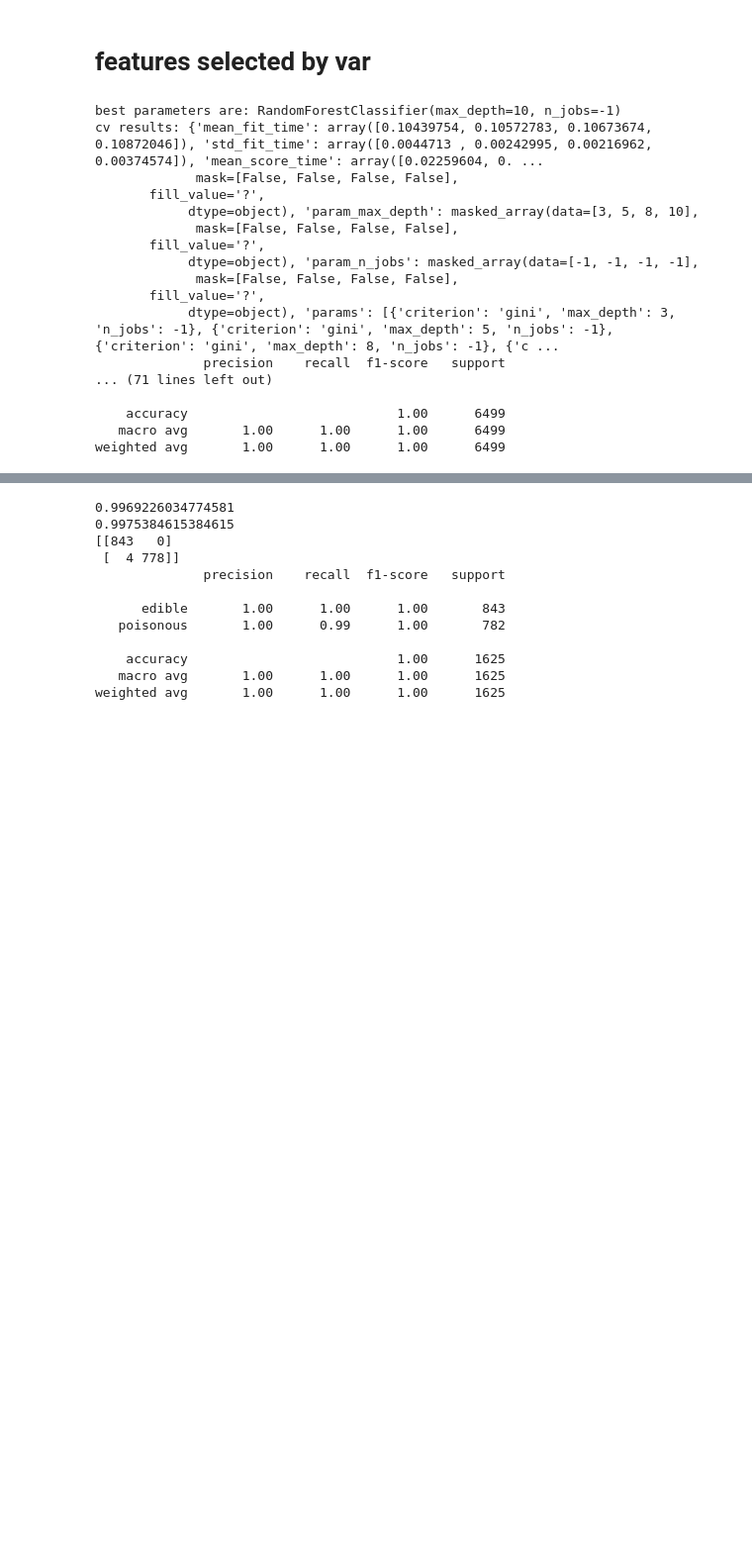
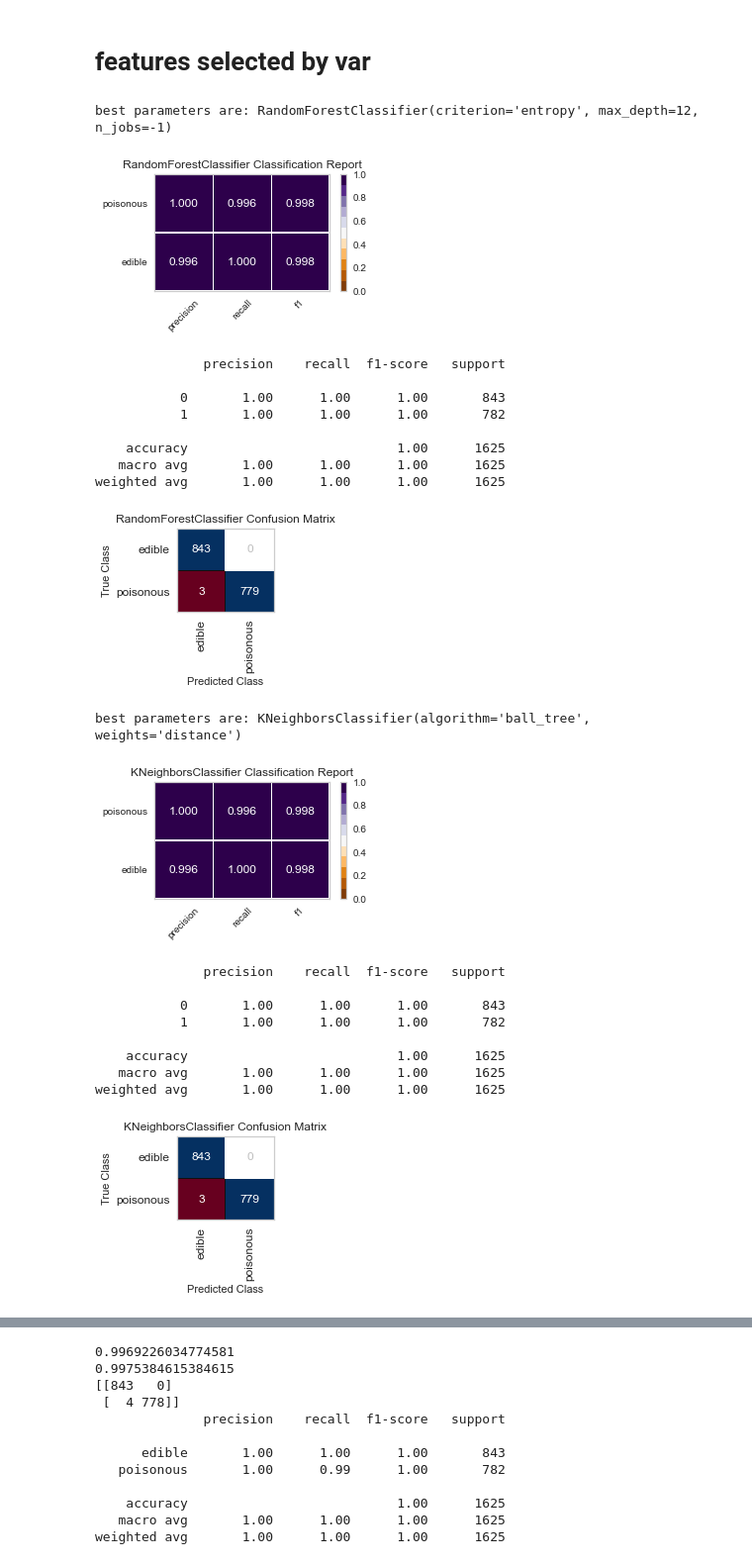
Before and after one commit to 8REN/fungiClassification, a Jupyter notebook: funginotebook.ipynb, the cells around one changed output, grey strips where cells are left out. Shown at 99% size. Cells and saved outputs as stored; diff of their text form; code cells hidden in the pictures; blank space fills up the shorter version.

```diff
--- a/funginotebook.ipynb
+++ b/funginotebook.ipynb
@@ -546,5 +560,5 @@ X_train2, X_test2, y_train2, y_test2 = train_test_split(X_vf, y, random_state=42
 X_train3, X_test3, y_train3, y_test3 = train_test_split(XC_ohe, y, random_state=42,
                                                      test_size=.2)
 # %%
-X_train4, X_test4, y_train4, y_test4 = train_test_split(X_vf_ohe, y, random_state=42,
+X_train4, X_test4, y_train4, y_test4 = train_test_split(XV_ohe, y, random_state=42,
                                                      test_size=.2)
@@ -942,22 +1026,27 @@ weighted avg       0.96      0.96      0.96      1625
 # %% [markdown]
 # features selected by var
 # %%
-fit_search(X_train4, y_train4)
+fit_search(X_train4, y_train4, X_test4, y_test4)
 # %% [output]
-best parameters are: RandomForestClassifier(max_depth=10, n_jobs=-1)
-cv results: {'mean_fit_time': array([0.10439754, 0.10572783, 0.10673674, 0.10872046]), 'std_fit_time': array([0.0044713 , 0.00242995, 0.00216962, 0.00374574]), 'mean_score_time': array([0.02259604, 0. ...
-             mask=[False, False, False, False],
-       fill_value='?',
-            dtype=object), 'param_max_depth': masked_array(data=[3, 5, 8, 10],
-             mask=[False, False, False, False],
-       fill_value='?',
-            dtype=object), 'param_n_jobs': masked_array(data=[-1, -1, -1, -1],
-             mask=[False, False, False, False],
-       fill_value='?',
-            dtype=object), 'params': [{'criterion': 'gini', 'max_depth': 3, 'n_jobs': -1}, {'criterion': 'gini', 'max_depth': 5, 'n_jobs': -1}, {'criterion': 'gini', 'max_depth': 8, 'n_jobs': -1}, {'c ...
-              precision    recall  f1-score   support
-... (71 lines left out)
-
-    accuracy                           1.00      6499
-   macro avg       1.00      1.00      1.00      6499
-weighted avg       1.00      1.00      1.00      6499
+best parameters are: RandomForestClassifier(criterion='entropy', max_depth=12, n_jobs=-1)
+[figure, added]
+              precision    recall  f1-score   support
+
+           0       1.00      1.00      1.00       843
+           1       1.00      1.00      1.00       782
+
+    accuracy                           1.00      1625
+   macro avg       1.00      1.00      1.00      1625
+weighted avg       1.00      1.00      1.00      1625
+[figure, added]
+best parameters are: KNeighborsClassifier(algorithm='ball_tree', weights='distance')
+[figure, added]
+              precision    recall  f1-score   support
+
+           0       1.00      1.00      1.00       843
+           1       1.00      1.00      1.00       782
+
+    accuracy                           1.00      1625
+   macro avg       1.00      1.00      1.00      1625
+weighted avg       1.00      1.00      1.00      1625
+[figure, added]
```
Also changed, not shown: parts of 25 cells of this notebook.
